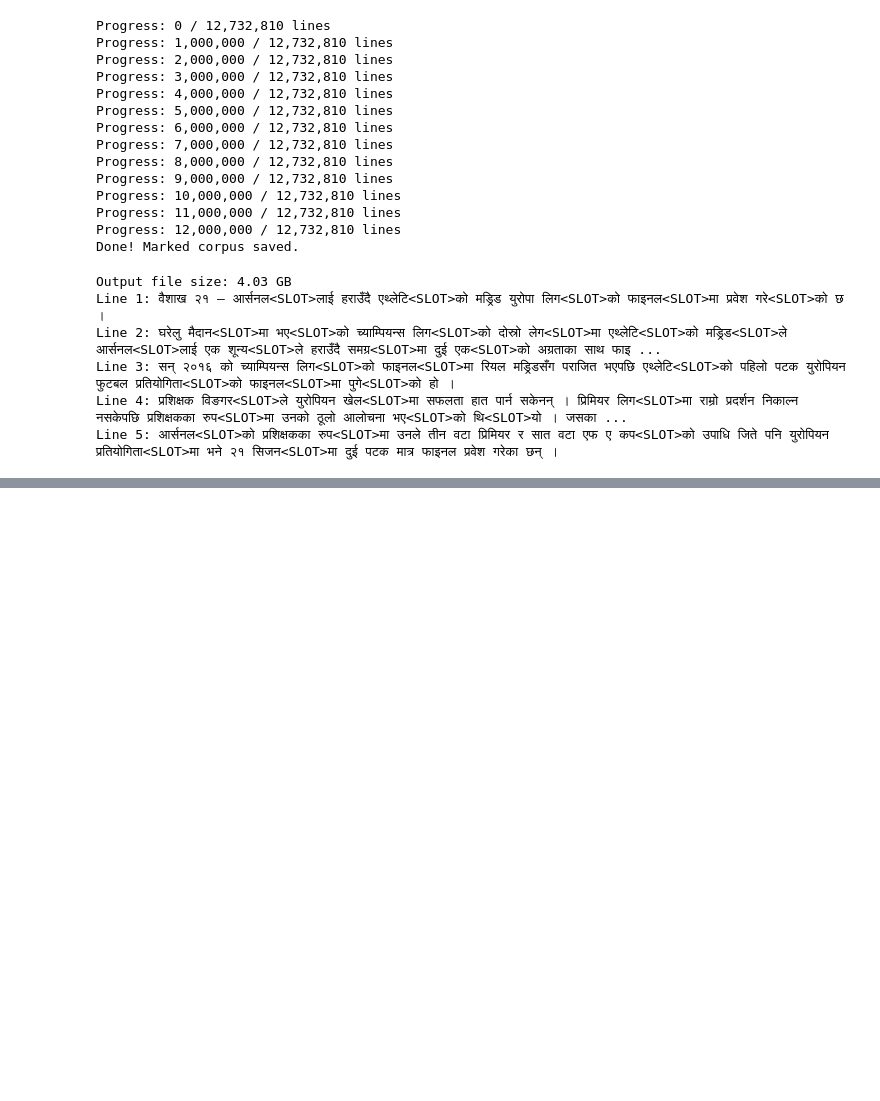
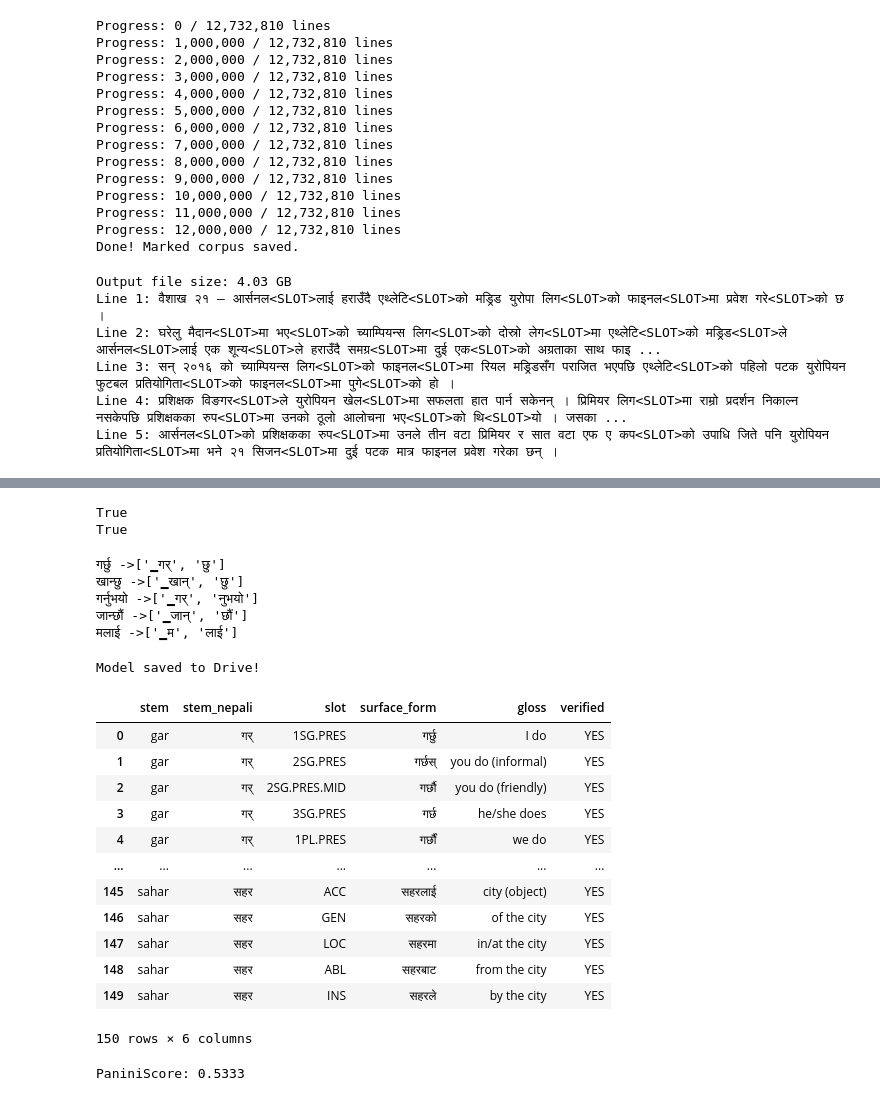
Before and after one commit to un1u3/devkota, a Jupyter notebook: iteration6/tokenizer/notebooks/04_fst_on_full_cropse.ipynb, the cells around one changed output, grey strips where cells are left out. Drawn from its saved outputs; the diff is of its cells as text; code cells hidden in the pictures; blank space fills up the shorter version.

```diff
--- a/iteration6/tokenizer/notebooks/04_fst_on_full_cropse.ipynb
+++ b/iteration6/tokenizer/notebooks/04_fst_on_full_cropse.ipynb
@@ -191,0 +232,42 @@ Line 5: आर्सनल<SLOT>को प्रशिक्षकका रु
+# %%
+import os
+print(os.path.exists('paninitok.model'))
+print(os.path.exists('paninitok.vocab'))
+# %% [output]
+True
+True
+# %%
+import sentencepiece as spm
+
+sp = spm.SentencePieceProcessor()
+sp.load('paninitok.model')
+
+test_words = [
+    'गर्छु',
+    'खान्छु',
+    'गर्नुभयो',
+    'जान्छौं',
+    'मलाई',
+]
+
+for word in test_words:
+    tokens = sp.encode_as_pieces(word)
+    print(f"{word} ->{tokens}")
+# %% [output]
+गर्छु ->['▁गर्', 'छु']
+खान्छु ->['▁खान्', 'छु']
+गर्नुभयो ->['▁गर्', 'नुभयो']
+जान्छौं ->['▁जान्', 'छौं']
+मलाई ->['▁म', 'लाई']
+# %%
+import shutil
+
+# Copy model to Drive
+shutil.copy('paninitok.model',
+    '/content/drive/MyDrive/dataset-tokenizer/paninitok.model')
+shutil.copy('paninitok.vocab',
+    '/content/drive/MyDrive/dataset-tokenizer/paninitok.vocab')
+
+print("Model saved to Drive!")
+# %% [output]
+Model saved to Drive!
@@ -191,0 +277,17 @@ Line 5: आर्सनल<SLOT>को प्रशिक्षकका रु
+# %%
+df =pd.read_csv('/content/drive/MyDrive/dataset-tokenizer/paradigm.csv')
+df
+# %% [output]
+|  | stem | stem_nepali | slot | surface_form | gloss | verified |
+| 0 | gar | गर् | 1SG.PRES | गर्छु | I do | YES |
+| 1 | gar | गर् | 2SG.PRES | गर्छस् | you do (informal) | YES |
+| 2 | gar | गर् | 2SG.PRES.MID | गर्छौ | you do (friendly) | YES |
+| 3 | gar | गर् | 3SG.PRES | गर्छ | he/she does | YES |
+| 4 | gar | गर् | 1PL.PRES | गर्छौं | we do | YES |
+| ... | ... | ... | ... | ... | ... | ... |
+| 145 | sahar | सहर | ACC | सहरलाई | city (object) | YES |
+| 146 | sahar | सहर | GEN | सहरको | of the city | YES |
+| 147 | sahar | सहर | LOC | सहरमा | in/at the city | YES |
+| 148 | sahar | सहर | ABL | सहरबाट | from the city | YES |
+| 149 | sahar | सहर | INS | सहरले | by the city | YES |
+150 rows × 6 columns
@@ -191,0 +324,16 @@ Line 5: आर्सनल<SLOT>को प्रशिक्षकका रु
+# %%
+import sentencepiece as spm
+import pandas as pd
+
+# Load tokenizer
+sp = spm.SentencePieceProcessor()
+sp.load('/content/drive/MyDrive/dataset-tokenizer/paninitok.model')
+
+# Load paradigm table
+df = pd.read_csv('/content/drive/MyDrive/dataset-tokenizer/paradigm.csv')
+
+# Calculate PaniniScore
+score = panini_score(df, sp)
+print(f"PaniniScore: {score:.4f}")
+# %% [output]
+PaniniScore: 0.5333
```
Also changed, not shown: parts of 11 cells of this notebook.
